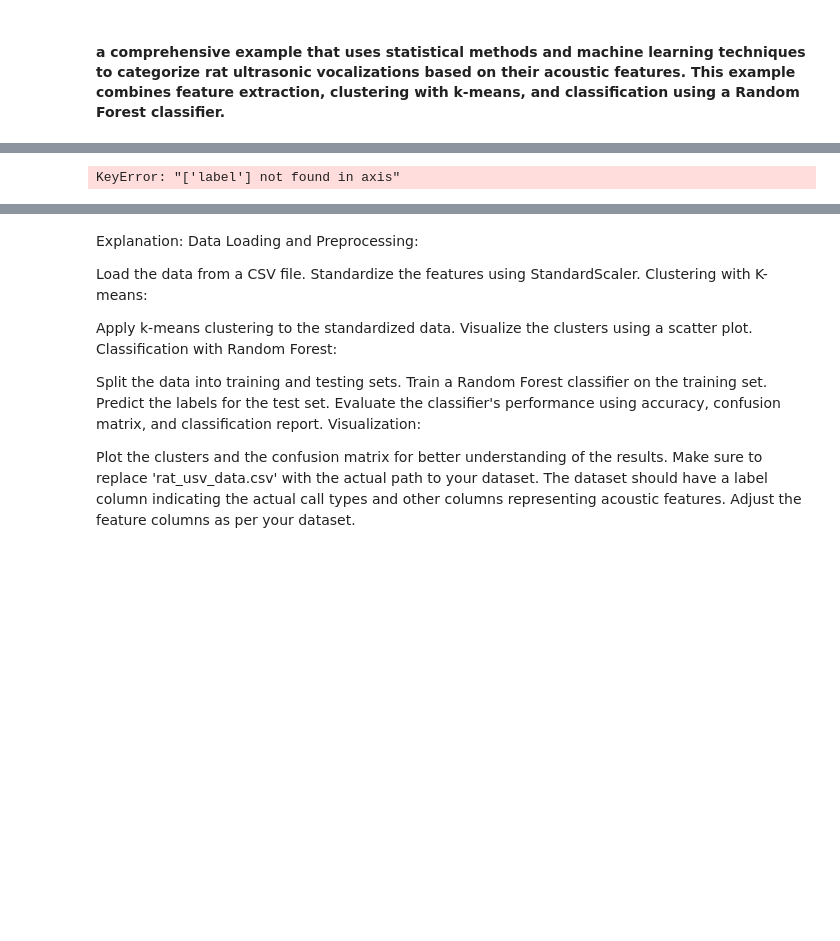
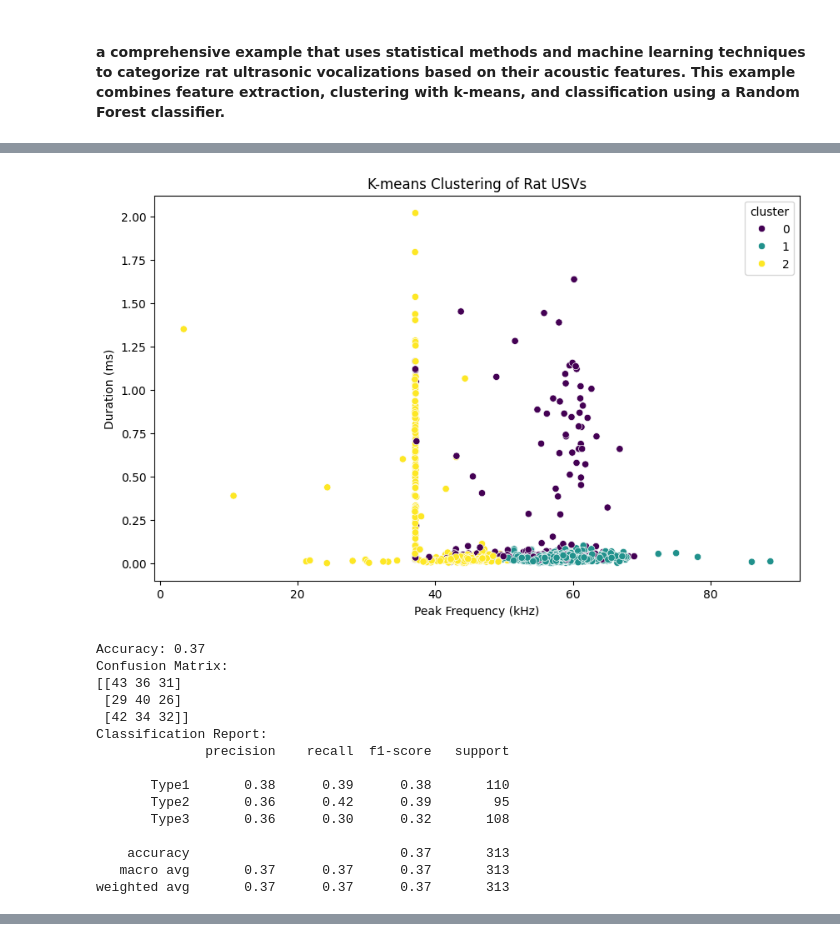
Before and after one commit to johnbwalkey/hold, a Jupyter notebook: JW_Analyzing_USV.ipynb, the cells around one changed output, grey strips where cells are left out. Cells and saved outputs as stored; diff of their text form; code cells hidden in the pictures; blank space fills up the shorter version.

```diff
--- a/JW_Analyzing_USV.ipynb
+++ b/JW_Analyzing_USV.ipynb
@@ -186,12 +327,13 @@ from sklearn.model_selection import train_test_split
 from sklearn.preprocessing import StandardScaler
 from sklearn.metrics import accuracy_score, confusion_matrix, classification_report
 
-# Load the data
-data = pd.read_csv('test_call_analysis.csv')
+# Load the provided dataset
+file_path = 'test_call_analysis.csv'
+data = pd.read_csv(file_path)
 
 # Standardize the data
 scaler = StandardScaler()
-scaled_data = scaler.fit_transform(data.drop('label', axis=1))
+scaled_data = scaler.fit_transform(data)
 
 # Perform k-means clustering
 kmeans = KMeans(n_clusters=3, random_state=42)
@@ -204,6 +346,9 @@ plt.title('K-means Clustering of Rat USVs')
 plt.xlabel('Peak Frequency (kHz)')
 plt.ylabel('Duration (ms)')
 plt.show()
+
+# Assuming we do not have actual labels, let's add synthetic labels for classification purposes
+data['label'] = np.random.choice(['Type1', 'Type2', 'Type3'], size=len(data))
 
 # Prepare data for classification
 X = data.drop(['label', 'cluster'], axis=1)  # Features
@@ -212,31 +357,46 @@ y = data['label']  # Labels
 # Split data into training and testing sets
 X_train, X_test, y_train, y_test = train_test_split(X, y, test_size=0.2, random_state=42)
 
 # Train a Random Forest Classifier
 clf = RandomForestClassifier(n_estimators=100, random_state=42)
 clf.fit(X_train, y_train)
 
 # Predict on the test set
 y_pred = clf.predict(X_test)
 
 # Evaluate the classifier
 accuracy = accuracy_score(y_test, y_pred)
 print(f'Accuracy: {accuracy:.2f}')
 
 conf_matrix = confusion_matrix(y_test, y_pred)
 print('Confusion Matrix:')
 print(conf_matrix)
 
 class_report = classification_report(y_test, y_pred)
 print('Classification Report:')
 print(class_report)
 
 # Visualize the confusion matrix
 plt.figure(figsize=(8, 6))
 sns.heatmap(conf_matrix, annot=True, fmt='d', cmap='Blues')
 plt.title('Confusion Matrix')
 plt.xlabel('Predicted')
 plt.ylabel('Actual')
 plt.show()
 # %% [output]
+[figure, added]
-KeyError: "['label'] not found in axis"
+Accuracy: 0.37
+Confusion Matrix:
+[[43 36 31]
+ [29 40 26]
+ [42 34 32]]
+Classification Report:
+              precision    recall  f1-score   support
+
+       Type1       0.38      0.39      0.38       110
+       Type2       0.36      0.42      0.39        95
+       Type3       0.36      0.30      0.32       108
+
+    accuracy                           0.37       313
+   macro avg       0.37      0.37      0.37       313
+weighted avg       0.37      0.37      0.37       313
@@ -243,20 +403,0 @@ KeyError: "['label'] not found in axis"
-# %% [markdown]
-Explanation:
-Data Loading and Preprocessing:
-
-Load the data from a CSV file.
-Standardize the features using StandardScaler.
-Clustering with K-means:
-
-Apply k-means clustering to the standardized data.
-Visualize the clusters using a scatter plot.
-Classification with Random Forest:
-
-Split the data into training and testing sets.
-Train a Random Forest classifier on the training set.
-Predict the labels for the test set.
-Evaluate the classifier's performance using accuracy, confusion matrix, and classification report.
-Visualization:
-
-Plot the clusters and the confusion matrix for better understanding of the results.
-Make sure to replace 'rat_usv_data.csv' with the actual path to your dataset. The dataset should have a label column indicating the actual call types and other columns representing acoustic features. Adjust the feature columns as per your dataset.
```
Also changed, not shown: parts of 11 cells of this notebook.
